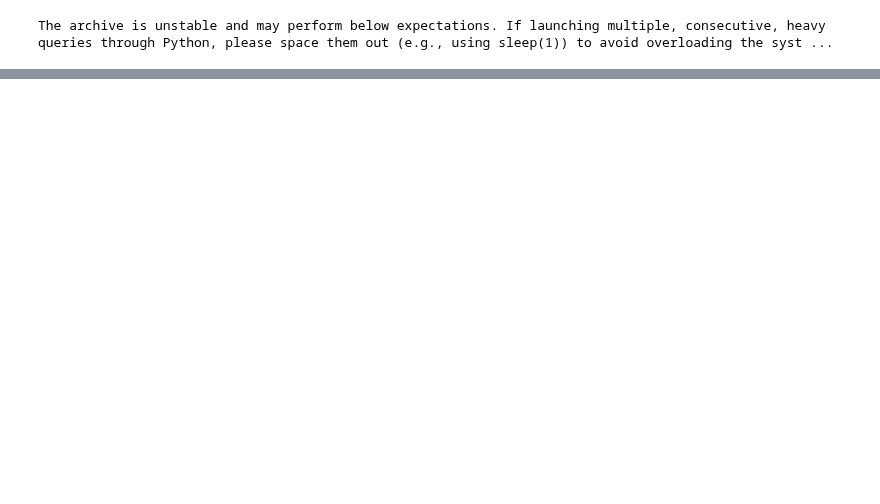
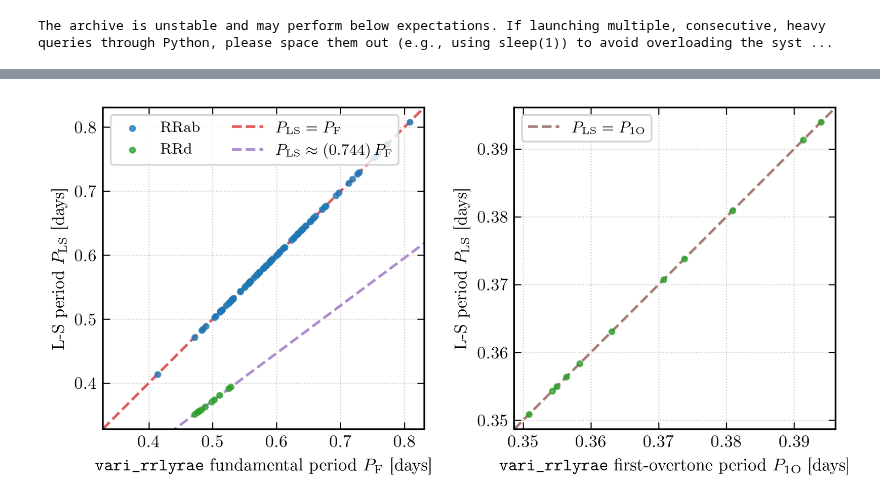
Before and after one commit to raw-asparagus/ay-128, a Jupyter notebook: labs/01/01-period-recovery.ipynb, the cells around one changed output, grey strips where cells are left out. Cells and saved outputs as stored; diff of their text form; code cells hidden in the pictures; blank space fills up the shorter version.

```diff
--- a/labs/01/01-period-recovery.ipynb
+++ b/labs/01/01-period-recovery.ipynb
@@ -121,3 +77,5 @@ That means the period-versus-mean-$G$ plot is best interpreted as a descriptive
 # %%
-axes = plot_vari_rrlyrae_period_comparison(summary, save=True)
+axes = plot_vari_rrlyrae_period_comparison(rrlyrae)
 plt.show()
+# %% [output]
+[figure, added]
```
Also changed, not shown: parts of 27 cells of this notebook, 22 other files.
